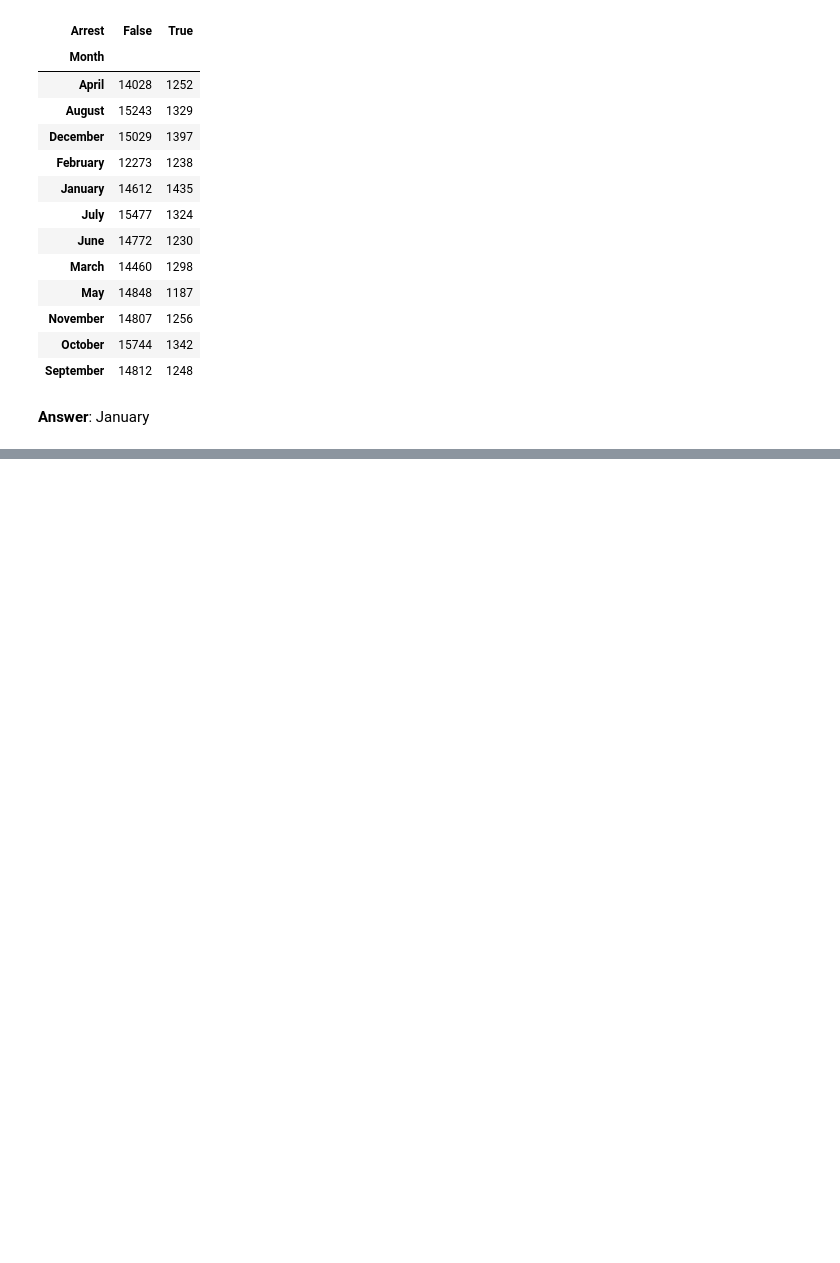
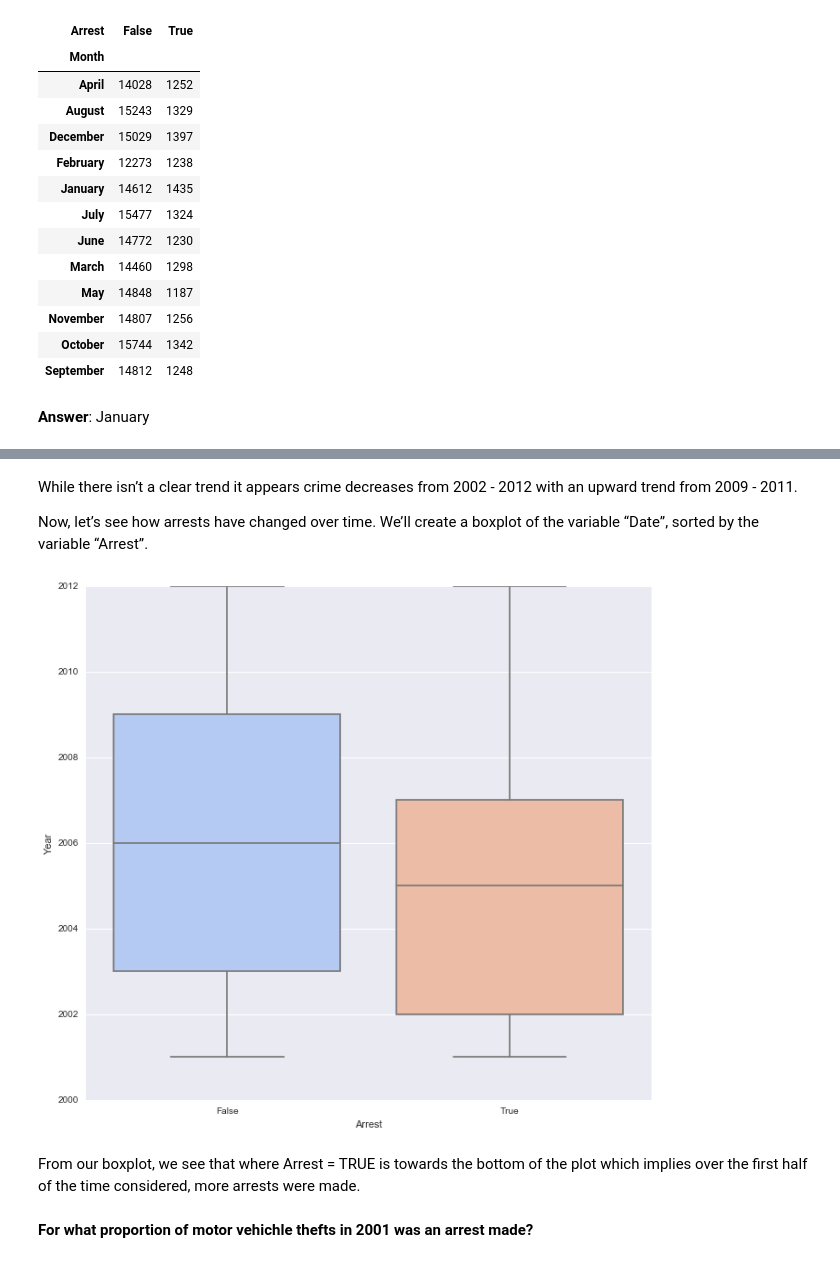
Before and after one commit to JohnBobo/analytics_edge, a Jupyter notebook: python_version/analytical_detective.ipynb, the cells around one changed output, grey strips where cells are left out. Cells and saved outputs as stored; diff of their text form; code cells hidden in the pictures; blank space fills up the shorter version.

```diff
--- a/python_version/analytical_detective.ipynb
+++ b/python_version/analytical_detective.ipynb
@@ -144,0 +160,12 @@ pd.crosstab(index=mvt['Month'], columns=mvt['Arrest'])
+# %% [markdown]
+While there isn’t a clear trend it appears crime decreases from 2002 - 2012 with an upward trend from 2009 - 2011.
+
+Now, let’s see how arrests have changed over time. We’ll create a boxplot of the variable “Date”, sorted by the variable “Arrest”.
+# %%
+sns.boxplot(x=mvt.Arrest, y=mvt.Year, palette='coolwarm');
+# %% [output]
+[figure, added]
+# %% [markdown]
+From our boxplot, we see that where Arrest = TRUE is towards the bottom of the plot which implies over the first half of the time considered, more arrests were made.
+# %% [markdown]
+**For what proportion of motor vehichle thefts in 2001 was an arrest made?**
```
Also changed, not shown: parts of 4 cells of this notebook.
